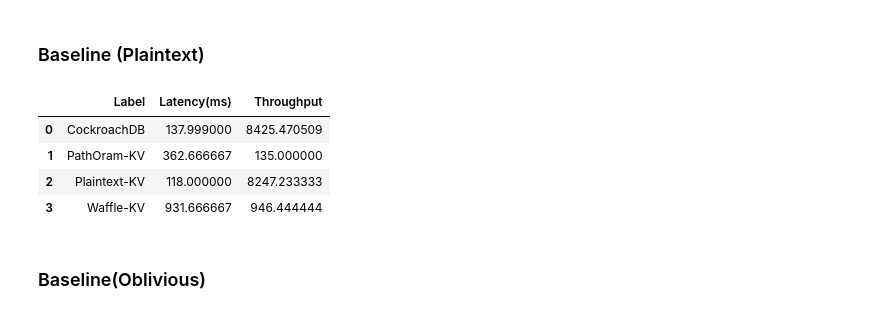
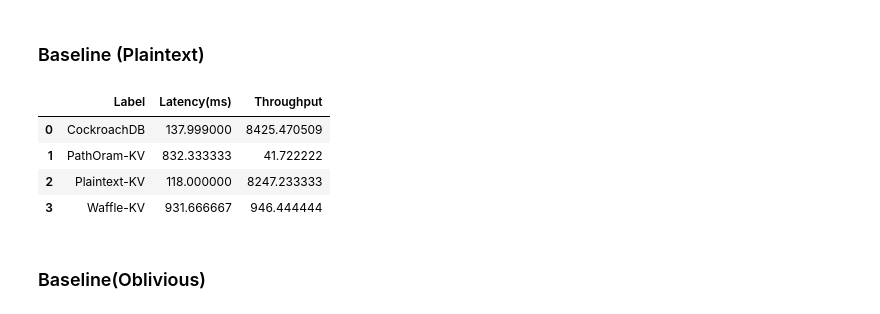
Before and after one commit to dsg-uwaterloo/ObliSQL, a Jupyter notebook: Experiments/Plotting/rawData.ipynb, the cells around one changed output. Saved outputs shown, nothing was run; the diff lists cells and outputs as text; code cells hidden in the pictures.

```diff
--- a/Experiments/Plotting/rawData.ipynb
+++ b/Experiments/Plotting/rawData.ipynb
@@ -66,35 +66,35 @@ def read_json_files_to_df(directory,label):
 directory = "/home/haseeb/Desktop/Plotting/OverleafGraphs/WaffleData/Baseline/CockroachDB"
 mySQLDF = read_json_files_to_df(directory,"CockroachDB")
 
 
 #Read Waffle Encrypt Baseline
 baselineScaleOne = '/home/haseeb/Desktop/Plotting/OverleafGraphs/WaffleData/Baseline/WaffleOne'
 
 #Read Oram Encrypt Baseline
-oramScaleOne = '/home/haseeb/Desktop/Plotting/OverleafGraphs/OramData/Baselines/BDB_rankings_table'
+oramScaleOne = '/home/haseeb/Desktop/Plotting/OverleafGraphs/OramData/Baselines/Scale1'
 
 #Read Plaintext baseline
 plaintextDefault = '/home/haseeb/Desktop/Plotting/OverleafGraphs/WaffleData/Baseline/Plaintext/default'
 
 ## Read and Make into DF
 readORAMBaseLine = read_text_files(oramScaleOne, '1', 3, "PathOram-KV")
 readWaffleBaseLine = read_text_files(baselineScaleOne, '1', 3, "Waffle-KV")
 readPTBaseLine = read_text_files(plaintextDefault, '1', 3, "Plaintext-KV")
 
 baseLinePTDF = pd.DataFrame(readPTBaseLine)
 baseLineWaffleDF = pd.DataFrame(readWaffleBaseLine)
 baseLineORAMDF = pd.DataFrame(readORAMBaseLine)
 
 #Make DF
 newDf = pd.concat([mySQLDF,baseLineWaffleDF,baseLinePTDF,baseLineORAMDF])
 ## Read and Make into DF
 newDf
 average_metrics = newDf.groupby('Label').agg({'Latency(ms)': 'mean', 'Throughput': 'mean'}).reset_index()
 average_metrics
 # %% [output]
 |  | Label | Latency(ms) | Throughput |
 | 0 | CockroachDB | 137.999000 | 8425.470509 |
-| 1 | PathOram-KV | 362.666667 | 135.000000 |
+| 1 | PathOram-KV | 832.333333 | 41.722222 |
 | 2 | Plaintext-KV | 118.000000 | 8247.233333 |
 | 3 | Waffle-KV | 931.666667 | 946.444444 |
 # %% [markdown]
```
Also changed, not shown: 2 other files.
